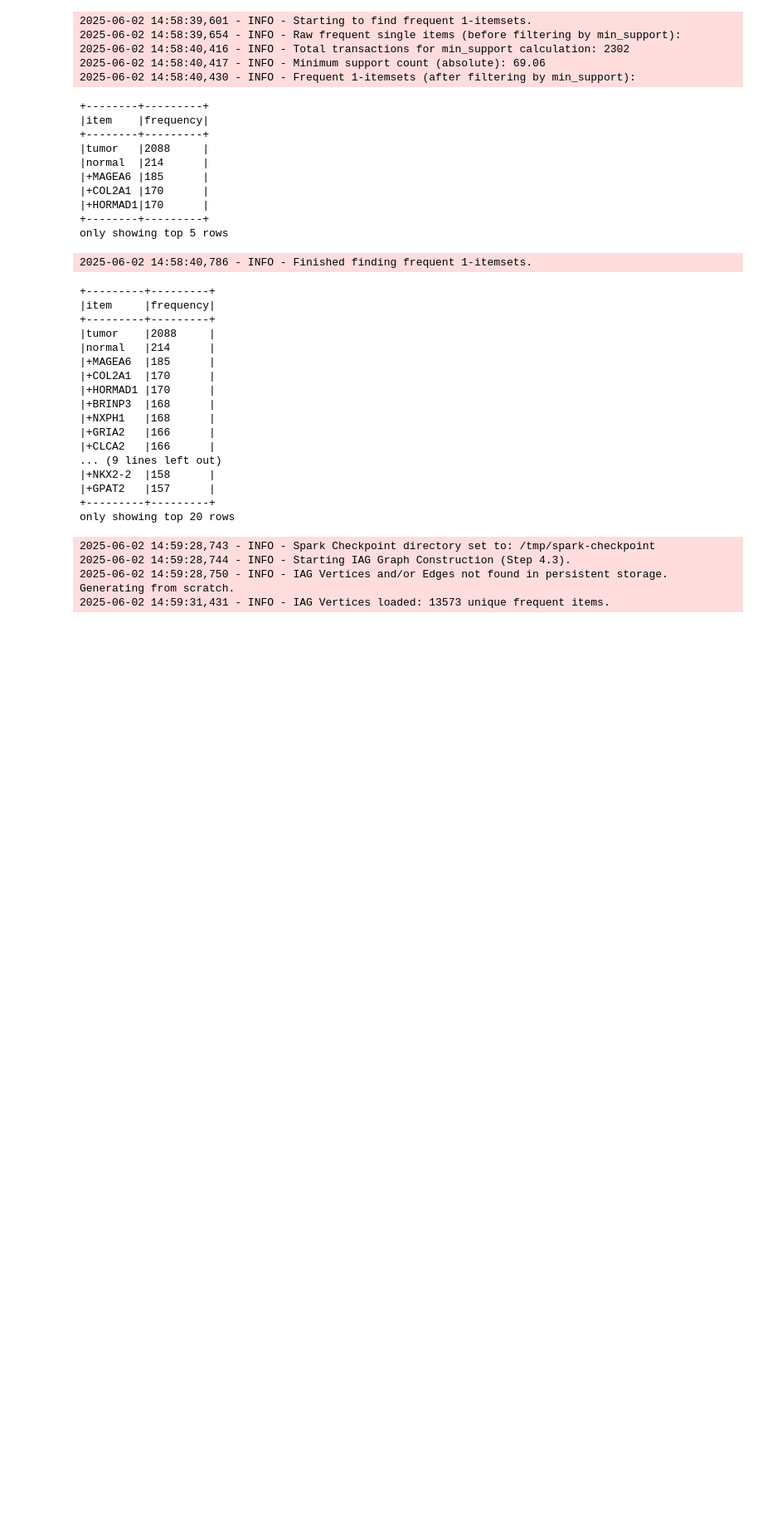
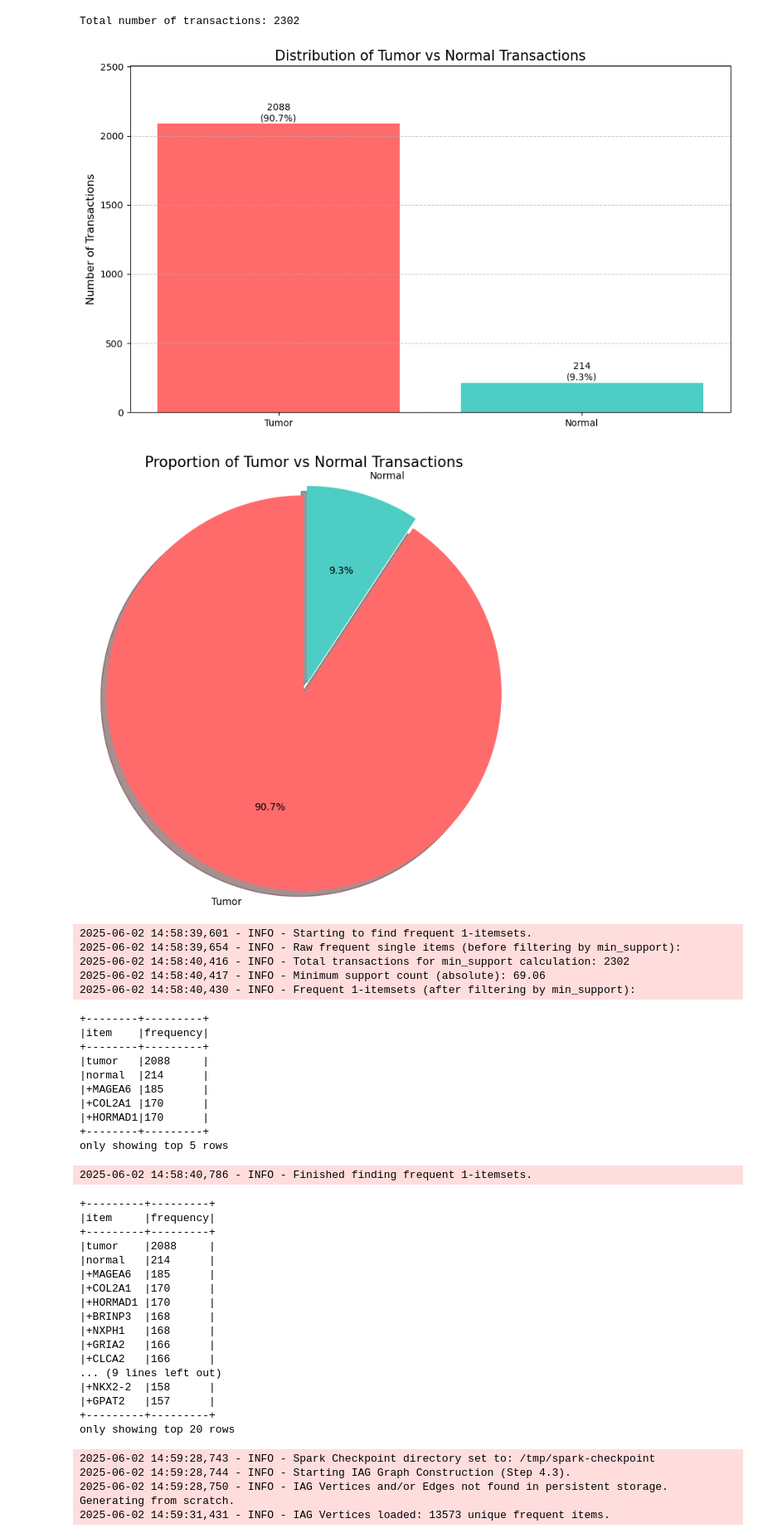
Before and after one commit to 3xhvy/sarl-spark, a Jupyter notebook: genes-sarl-spark.ipynb, the cells around one changed output. Shown at 83% size. Cells and saved outputs as stored; diff of their text form; code cells hidden in the pictures; blank space fills up the shorter version.

```diff
--- a/genes-sarl-spark.ipynb
+++ b/genes-sarl-spark.ipynb
@@ -90,6 +89,73 @@ only showing top 5 rows
 root
  |-- items: array (nullable = true)
  |    |-- element: string (containsNull = true)
+# %%
+import matplotlib.pyplot as plt
+import numpy as np
+
+# Get counts directly from the data
+tumor_count = transactions_df.filter(
+    F.array_contains(F.col("items"), "tumor")
+).count()
+
+normal_count = transactions_df.filter(
+    F.array_contains(F.col("items"), "normal")
+).count()
+
+# Data
+categories = ['Tumor', 'Normal']
+counts = [tumor_count, normal_count]
+
+# Calculate total transactions
+total_transactions = transactions_df.count()
+print(f"Total number of transactions: {total_transactions}")
+
+# Create figure
+plt.figure(figsize=(10, 6))
+
+# Bar chart
+bars = plt.bar(categories, counts, color=['#FF6B6B', '#4ECDC4'])
+
+# Add count and percentage labels on top of bars
+for bar, count in zip(bars, counts):
+    percentage = (count / total_transactions) * 100
+    plt.text(
+        bar.get_x() + bar.get_width()/2,
+        bar.get_height() + 20,
+        f'{count}\n({percentage:.1f}%)',
+        ha='center'
+    )
+
+# Add title and labels
+plt.title('Distribution of Tumor vs Normal Transactions', fontsize=15)
+plt.ylabel('Number of Transactions', fontsize=12)
+plt.ylim(0, max(counts) * 1.2)  # Add some space for the labels
+
+# Add grid for better readability
+plt.grid(axis='y', linestyle='--', alpha=0.7)
+
+# Show the plot
+plt.tight_layout()
+plt.show()
+
+# Pie chart for proportion
+plt.figure(figsize=(8, 8))
+plt.pie(
+    counts,
+    labels=categories,
+    autopct='%1.1f%%',
+    colors=['#FF6B6B', '#4ECDC4'],
+    explode=(0.05, 0),  # Slightly explode the tumor slice
+    shadow=True,
+    startangle=90
+)
+plt.title('Proportion of Tumor vs Normal Transactions', fontsize=15)
+plt.axis('equal')  # Equal aspect ratio ensures that pie is drawn as a circle
+plt.show()
+# %% [output]
+Total number of transactions: 2302
+[figure, added]
+[figure, added]
 # %%
 from pyspark.sql.functions import explode, count, desc, col # Ensure col is imported if not already
 
```
Also changed, not shown: parts of 3 cells of this notebook.
